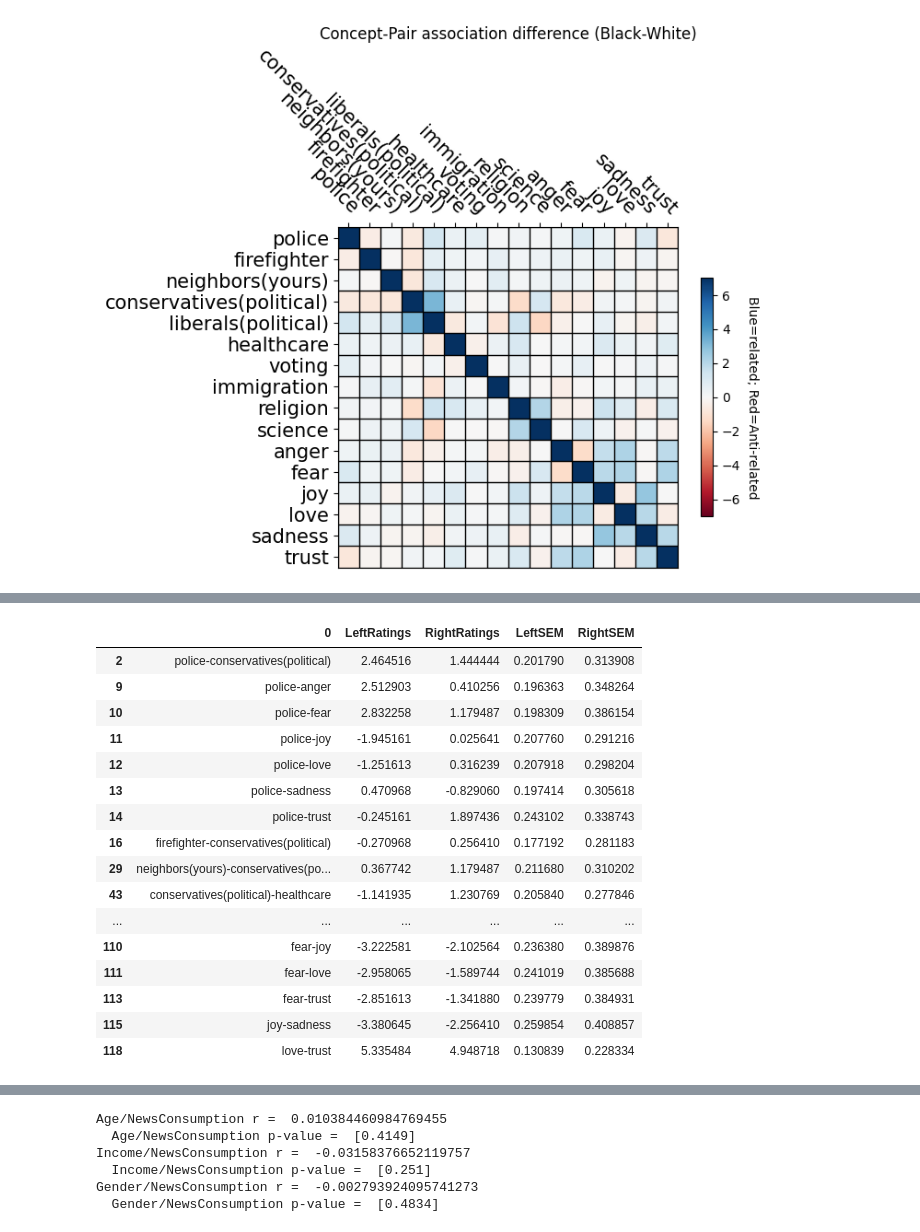
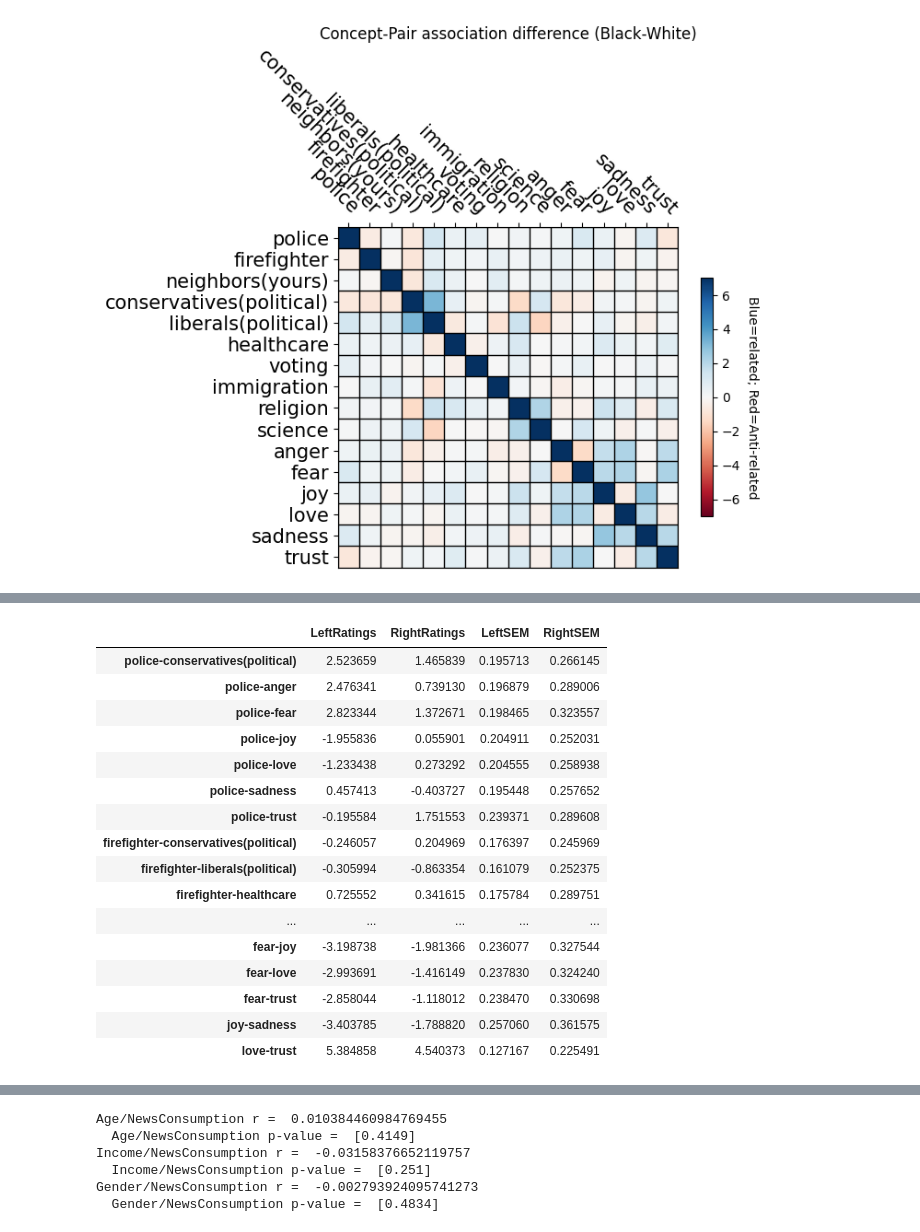
Before and after one commit to ExCaLBBR/ExCaLBBR.github.io, a Jupyter notebook: GeometryBasedDecisions/code/GeoBasedDecisions_AnalysisPipeline.ipynb, the cells around one changed output, grey strips where cells are left out. Cells and saved outputs as stored; diff of their text form; code cells hidden in the pictures.

```diff
--- a/GeometryBasedDecisions/code/GeoBasedDecisions_AnalysisPipeline.ipynb
+++ b/GeometryBasedDecisions/code/GeoBasedDecisions_AnalysisPipeline.ipynb
@@ -471,6 +584,11 @@ pairLab = pd.read_csv (path + 'data/PRaM_pairLabels.csv', header=None) #List of
 trialConceptLabels = pd.read_csv (path + 'data/df_trialConceptLabels.csv', header=0) #pair labels as they exist in study
 newsOrdinal = pd.read_excel (path + 'data/df_newsCoded_ordinal_AllSides_11-2024.xlsx', header=0) #News consumption bias data ordinalized
 newsHiRes = pd.read_excel (path + 'data/df_newsCoded_highRes.xlsx', header=0) #News consumption bias data ordinalized
+conceptBeliefDecision = pd.read_csv (path + 'data/df_ConEngPt1.csv', header=1) #News consumption bias data ordinalized
+conceptFeelQual = pd.read_csv (path + 'data/df_ConEngPt23.csv', header=0) #News consumption bias data ordinalized
+
+participants = conceptBeliefDecision['ParticipantID'].astype(str)
+conceptBeliefDecision = conceptBeliefDecision.drop(columns = 'ParticipantID')
 
 #Identify participants who did not complete all measures
 lst1 = datDemo['ParticipantID']
@@ -913,5 +946,2 @@ NewsBias = NewsBias.reshape(NewsBias.shape[0],1)
-# %%
-# @title Convert similarity ratings to edge distances
-PRaM_edge = 1-(PRaM_nGnANB-(-7))/(7-(-7)) #Normalize each similarity rating between 0 and 1 and reverse polarity such that 0 means maximally similar and 1 means maximally antipolar
 # %%
 # @title Execute Permuted Multiple Regression model to measure Group differences
@@ -996,7 +1174,5 @@ array([161])
 # %%
 # @title Structure and Subset data for vizualization
-
-PrAM_finalSim = pd.DataFrame(PRaM_nGnANB)
 
 #Isolate booleans of significant edges
 sigEdges = FDR_sig.transpose()
@@ -1005,25 +1181,26 @@ sigEdges_race = sigEdges[0]
 sigEdges_gender = sigEdges[1]
 sigEdges_income = sigEdges[2]
 sigEdges_age = sigEdges[3]
-sigEdges_newsBias = sigEdges[4]
+sigEdges_edu = sigEdges[4]
+sigEdges_newsBias = sigEdges[5]
 
 #Subset
 #Isolate Black and White samples and subset by sig edges
-bfIdx = blackCoded == 1
-wfIdx = blackCoded == 0
-bfPRaM = PrAM_finalSim[bfIdx]
-wfPRaM = PrAM_finalSim[wfIdx]
-bfPRaM_sigEdges = bfPRaM.loc[:,sigEdges_race]
-wfPRaM_sigEdges = wfPRaM.loc[:,sigEdges_race]
+bfIdx = socioDemographicData['Black or African American'] == 1
+wfIdx = socioDemographicData['Black or African American'] == 0
+bfPRaM = PRaM_rating[bfIdx]
+wfPRaM = PRaM_rating[wfIdx]
+bfPRaM_sigEdges = bfPRaM.loc[:,sigEdges_race.values]
+wfPRaM_sigEdges = wfPRaM.loc[:,sigEdges_race.values]
 raceEdges = PairLabel[sigEdges_race]
 
 #Seperate news bias consumption into left and right leaning
-leftNewsIdx = NewsBias < 3
-rightNewsIdx = NewsBias > 3
-lfPRaM = PrAM_finalSim[leftNewsIdx]
-rtPRaM = PrAM_finalSim[rightNewsIdx]
-lfPRaM_sigEdges = lfPRaM.loc[:,sigEdges_newsBias]
-rtPRaM_sigEdges = rtPRaM.loc[:,sigEdges_newsBias]
+leftNewsIdx = socioDemographicData['NewsBiasQuant'] < 0
+rightNewsIdx = socioDemographicData['NewsBiasQuant'] > 0
+lfPRaM = PRaM_rating[leftNewsIdx]
+rtPRaM = PRaM_rating[rightNewsIdx]
+lfPRaM_sigEdges = lfPRaM.loc[:,sigEdges_newsBias.values]
+rtPRaM_sigEdges = rtPRaM.loc[:,sigEdges_newsBias.values]
 newsEdges = PairLabel[sigEdges_newsBias]
 
 #Compute subset means and SEM
@@ -1192,43 +1523,43 @@ plt.show()
 # %%
 # @title Paper-relevant descriptive statistics
 pd.set_option('mode.chained_assignment', None)
 #Using data defined above
   # lfsePRaM_mean = lfPRaM_sigEdges.mean(axis=0)
   # rtsePRaM_mean = rtPRaM_sigEdges.mean(axis=0)
   # lfsePRaM_SEM = np.std(lfPRaM_sigEdges, axis=0)/np.sqrt(lfPRaM_sigEdges.shape[0])
   # rtsePRaM_SEM = np.std(rtPRaM_sigEdges, axis=0)/np.sqrt(rtPRaM_sigEdges.shape[0])
 
 #Create data frame of labels, policital means, and SEM
-newsDiffRatings = newsEdges
+newsDiffRatings = pd.DataFrame()
 newsDiffRatings['LeftRatings'] = lfsePRaM_mean
 newsDiffRatings['RightRatings'] = rtsePRaM_mean
 newsDiffRatings['LeftSEM'] = lfsePRaM_SEM
 newsDiffRatings['RightSEM'] = rtsePRaM_SEM
 
 display(newsDiffRatings)
 
 
-raceDiffRatings = raceEdges
+raceDiffRatings = pd.DataFrame()
 raceDiffRatings['BlackRatings'] = bfsePRaM_mean
 raceDiffRatings['WhiteRatings'] = wfsePRaM_mean
 raceDiffRatings['BlackSEM'] = bfsePRaM_SEM
 raceDiffRatings['WhiteSEM'] = wfsePRaM_SEM
 display(raceDiffRatings)
 # %% [output]
-|  | 0 | LeftRatings | RightRatings | LeftSEM | RightSEM |
-| 2 | police-conservatives(political) | 2.464516 | 1.444444 | 0.201790 | 0.313908 |
-| 9 | police-anger | 2.512903 | 0.410256 | 0.196363 | 0.348264 |
-| 10 | police-fear | 2.832258 | 1.179487 | 0.198309 | 0.386154 |
-| 11 | police-joy | -1.945161 | 0.025641 | 0.207760 | 0.291216 |
-| 12 | police-love | -1.251613 | 0.316239 | 0.207918 | 0.298204 |
-| 13 | police-sadness | 0.470968 | -0.829060 | 0.197414 | 0.305618 |
-| 14 | police-trust | -0.245161 | 1.897436 | 0.243102 | 0.338743 |
-| 16 | firefighter-conservatives(political) | -0.270968 | 0.256410 | 0.177192 | 0.281183 |
-| 29 | neighbors(yours)-conservatives(po... | 0.367742 | 1.179487 | 0.211680 | 0.310202 |
-| 43 | conservatives(political)-healthcare | -1.141935 | 1.230769 | 0.205840 | 0.277846 |
-| ... | ... | ... | ... | ... | ... |
-| 110 | fear-joy | -3.222581 | -2.102564 | 0.236380 | 0.389876 |
-| 111 | fear-love | -2.958065 | -1.589744 | 0.241019 | 0.385688 |
-| 113 | fear-trust | -2.851613 | -1.341880 | 0.239779 | 0.384931 |
-| 115 | joy-sadness | -3.380645 | -2.256410 | 0.259854 | 0.408857 |
-| 118 | love-trust | 5.335484 | 4.948718 | 0.130839 | 0.228334 |
+|  | LeftRatings | RightRatings | LeftSEM | RightSEM |
+| police-conservatives(political) | 2.523659 | 1.465839 | 0.195713 | 0.266145 |
+| police-anger | 2.476341 | 0.739130 | 0.196879 | 0.289006 |
+| police-fear | 2.823344 | 1.372671 | 0.198465 | 0.323557 |
+| police-joy | -1.955836 | 0.055901 | 0.204911 | 0.252031 |
+| police-love | -1.233438 | 0.273292 | 0.204555 | 0.258938 |
+| police-sadness | 0.457413 | -0.403727 | 0.195448 | 0.257652 |
+| police-trust | -0.195584 | 1.751553 | 0.239371 | 0.289608 |
+| firefighter-conservatives(political) | -0.246057 | 0.204969 | 0.176397 | 0.245969 |
+| firefighter-liberals(political) | -0.305994 | -0.863354 | 0.161079 | 0.252375 |
+| firefighter-healthcare | 0.725552 | 0.341615 | 0.175784 | 0.289751 |
+| ... | ... | ... | ... | ... |
+| fear-joy | -3.198738 | -1.981366 | 0.236077 | 0.327544 |
+| fear-love | -2.993691 | -1.416149 | 0.237830 | 0.324240 |
+| fear-trust | -2.858044 | -1.118012 | 0.238470 | 0.330698 |
+| joy-sadness | -3.403785 | -1.788820 | 0.257060 | 0.361575 |
+| love-trust | 5.384858 | 4.540373 | 0.127167 | 0.225491 |
```
Also changed, not shown: parts of 25 cells of this notebook.
